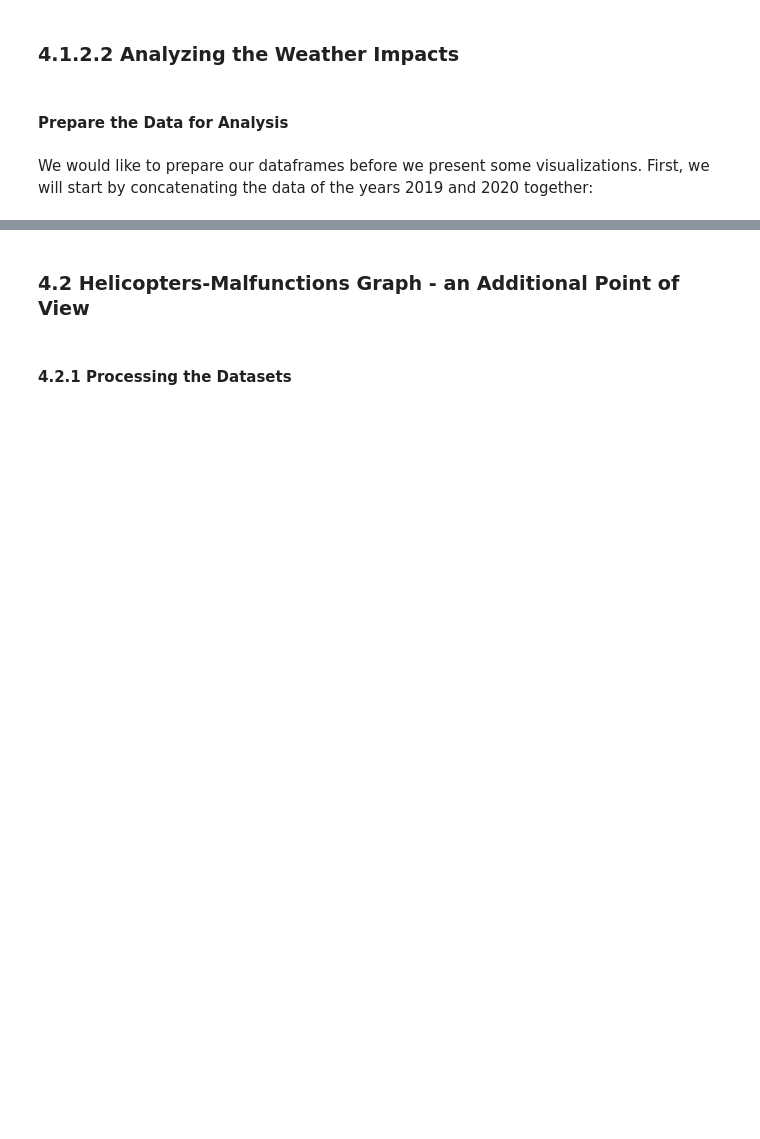
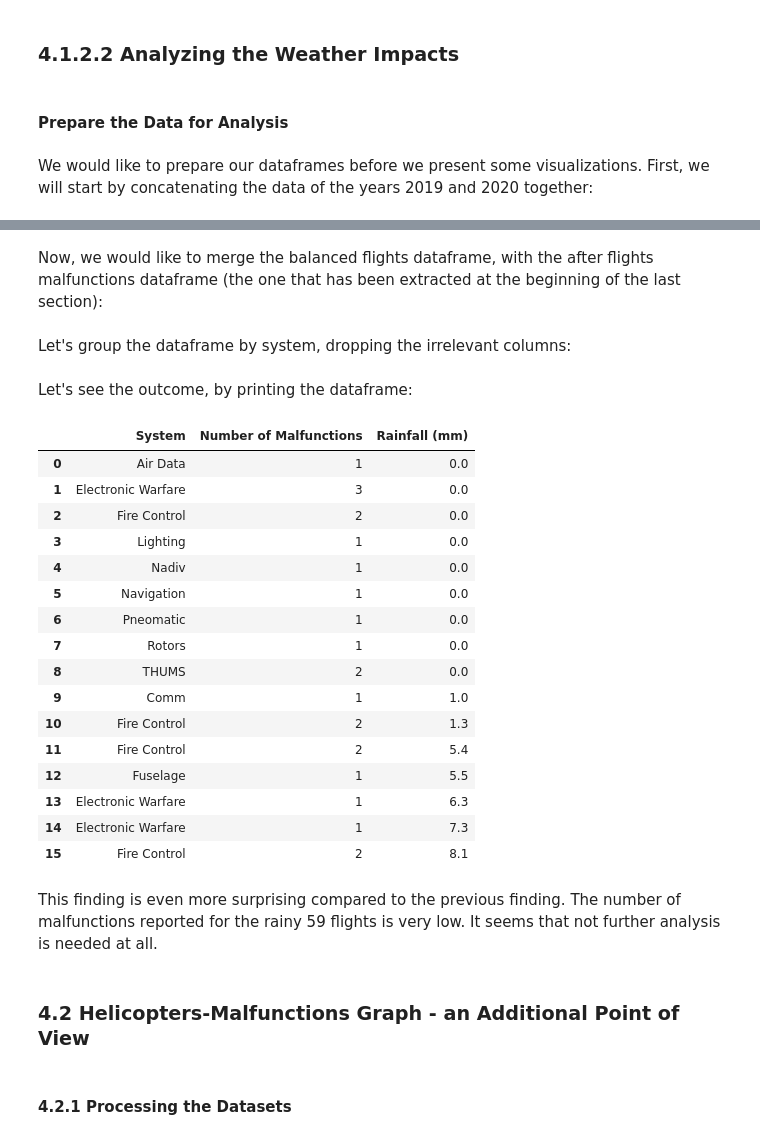
Before and after one commit to elront/Data_Sceince_Project, a Jupyter notebook: Data_science_workshop_project.ipynb, the cells around one changed output, grey strips where cells are left out. Drawn from its saved outputs; the diff is of its cells as text; code cells hidden in the pictures; blank space fills up the shorter version.

```diff
--- a/Data_science_workshop_project.ipynb
+++ b/Data_science_workshop_project.ipynb
@@ -2467,0 +2496,2 @@ unified_meterological_for_parking_df
+# %%
+unrainy_flights_df = unified_flights_df.loc[unified_flights_df["Rainfall (mm)"] == 0].sample(len(rained_flights_df.index))
@@ -2468,3 +2500,53 @@ unified_meterological_for_parking_df
+# %%
+unified_balanced_flights_df = pd.concat([rainy_flights_df, unrainy_flights_df])
+# %% [markdown]
+Now, we would like to merge the balanced flights dataframe, with the after flights malfunctions dataframe (the one that has been extracted at the beginning of the last section):
+# %%
+malf_flights_meterological_df = pd.merge(unified_balanced_flights_df, unified_malf_flights_df, how = 'inner',
+                                                   left_on = ['Tail Number', 'Departure Time', 'Landing Time'],
+                                                   right_on = ['Tail Number', 'Departure Time', 'Landing Time'])
+# %% [markdown]
+Let's group the dataframe by system, dropping the irrelevant columns:
+# %%
+# Drop unneeded columns.
+malf_flights_meterological_df = malf_flights_meterological_df.drop(columns = ["Tail Number", "Landing Time", "Departure Time"])
+
+# Each row represents a single malfunction.
+malf_flights_meterological_df["Number of Malfunctions"] = 1
+
+# Group by both rainfall and system.
+malf_flights_meterological_df = pd.DataFrame(malf_flights_meterological_df.groupby(["Rainfall (mm)", "System"])
+                                             ["Number of Malfunctions"].count())
+
+# Reset the index, since it is not needed.
+malf_flights_meterological_df.reset_index(inplace = True)
+
+# Change the columns order to correspond with the previous section's notation.
+malf_flights_meterological_df = malf_flights_meterological_df[['System', 'Number of Malfunctions', 'Rainfall (mm)']]
+# %% [markdown]
+Let's see the outcome, by printing the dataframe:
+# %%
+malf_flights_meterological_df
+# %% [output]
+|  | System | Number of Malfunctions | Rainfall (mm) |
+| 0 | Air Data | 1 | 0.0 |
+| 1 | Electronic Warfare | 3 | 0.0 |
+| 2 | Fire Control | 2 | 0.0 |
+| 3 | Lighting | 1 | 0.0 |
+| 4 | Nadiv | 1 | 0.0 |
+| 5 | Navigation | 1 | 0.0 |
+| 6 | Pneomatic | 1 | 0.0 |
+| 7 | Rotors | 1 | 0.0 |
+| 8 | THUMS | 2 | 0.0 |
+| 9 | Comm | 1 | 1.0 |
+| 10 | Fire Control | 2 | 1.3 |
+| 11 | Fire Control | 2 | 5.4 |
+| 12 | Fuselage | 1 | 5.5 |
+| 13 | Electronic Warfare | 1 | 6.3 |
+| 14 | Electronic Warfare | 1 | 7.3 |
+| 15 | Fire Control | 2 | 8.1 |
+# %% [markdown]
+This finding is even more surprising compared to the previous finding. The number of malfunctions reported for the rainy 59 flights is very low. It seems that not further analysis is needed at all.
 # %% [markdown]
 ### 4.2 Helicopters-Malfunctions Graph - an Additional Point of View
 # %% [markdown]
```
Also changed, not shown: parts of 81 cells of this notebook.
